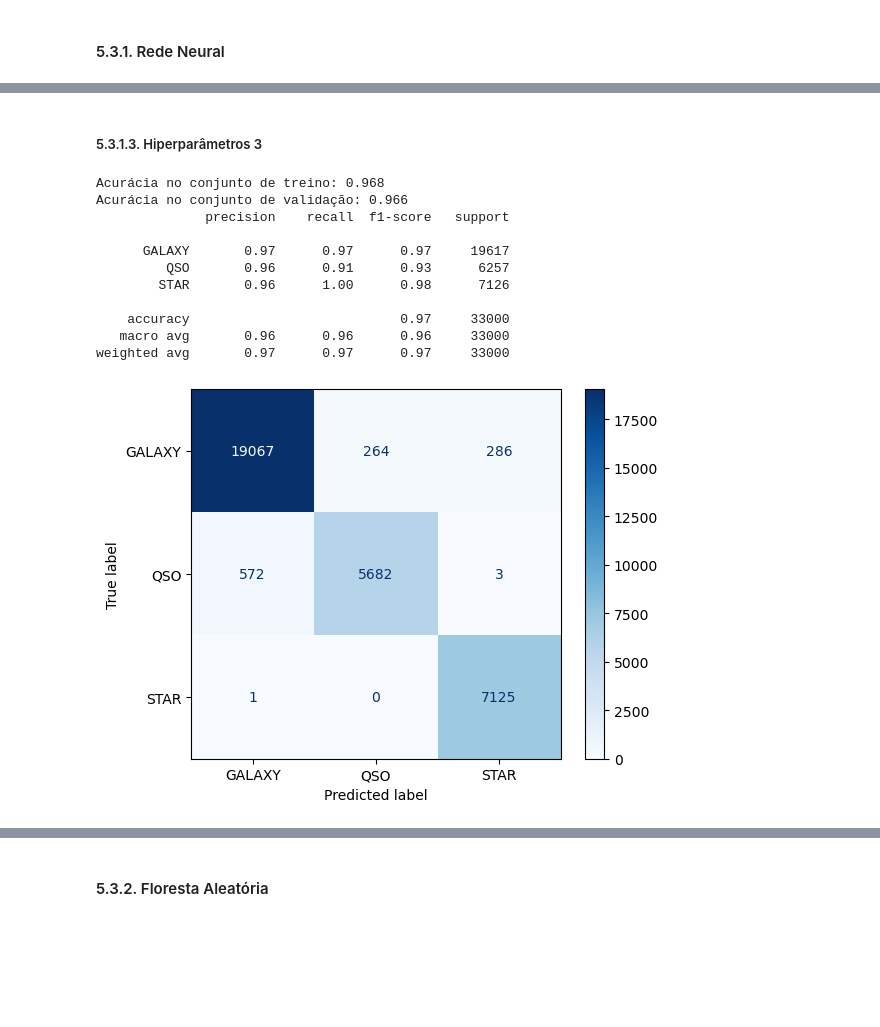
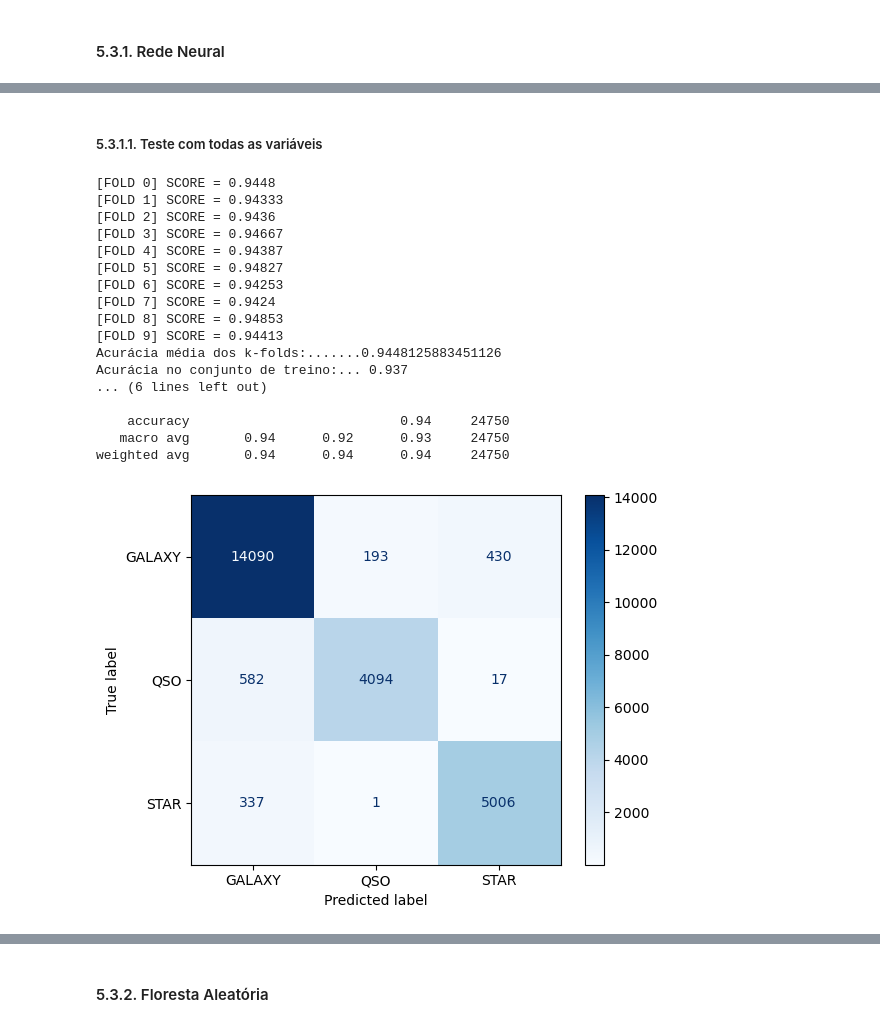
Before and after one commit to saulorcj/disciplina-aprendizado-maquina, a Jupyter notebook: stellar.ipynb, the cells around one changed output, grey strips where cells are left out. Saved outputs shown, nothing was run; the diff lists cells and outputs as text; code cells hidden in the pictures; blank space fills up the shorter version.

```diff
--- a/stellar.ipynb
+++ b/stellar.ipynb
@@ -360,6 +295,7 @@ cols_04 = list(set(cols_corr_bet_02) - set(cols_rem))
 cols_05 = list(set(cols_teste_01) - set(cols_rem))
 cols_06 = list(set(cols_teste_02) - set(cols_rem))
 # %%
+df_00 = df
 df_01 = df[cols_01]
 df_02 = df[cols_02]
 df_03 = df[cols_03]
@@ -496,2 +401,0 @@ weighted avg       0.96      0.96      0.96     33000
-# %% [markdown]
-##### 5.3.1.3. Hiperparâmetros 3
@@ -505,15 +402,30 @@ parameters = {
-# %%
-get_results_model(X_train_05, y_train_05, X_val_05, y_val_05, MLPClassifier, params=parameters)
-# %% [output]
-Acurácia no conjunto de treino: 0.968
-Acurácia no conjunto de validação: 0.966
-              precision    recall  f1-score   support
-
-      GALAXY       0.97      0.97      0.97     19617
-         QSO       0.96      0.91      0.93      6257
-        STAR       0.96      1.00      0.98      7126
-
-    accuracy                           0.97     33000
-   macro avg       0.96      0.96      0.96     33000
-weighted avg       0.97      0.97      0.97     33000
-[figure, removed]
+# %% [markdown]
+##### 5.3.1.1. Teste com todas as variáveis
+# %%
+parameters = {
+    'activation': 'relu',
+    'solver': 'sgd',
+    'hidden_layer_sizes': (10, ),
+    'random_state': seed
+}
+# %%
+get_results_model(X_train_00, y_train, X_val_00, y_val, MLPClassifier, parameters)
+# %% [output]
+[FOLD 0] SCORE = 0.9448
+[FOLD 1] SCORE = 0.94333
+[FOLD 2] SCORE = 0.9436
+[FOLD 3] SCORE = 0.94667
+[FOLD 4] SCORE = 0.94387
+[FOLD 5] SCORE = 0.94827
+[FOLD 6] SCORE = 0.94253
+[FOLD 7] SCORE = 0.9424
+[FOLD 8] SCORE = 0.94853
+[FOLD 9] SCORE = 0.94413
+Acurácia média dos k-folds:.......0.9448125883451126
+Acurácia no conjunto de treino:... 0.937
+... (6 lines left out)
+
+    accuracy                           0.94     24750
+   macro avg       0.94      0.92      0.93     24750
+weighted avg       0.94      0.94      0.94     24750
+[figure, added]
```
Also changed, not shown: parts of 83 cells of this notebook.
